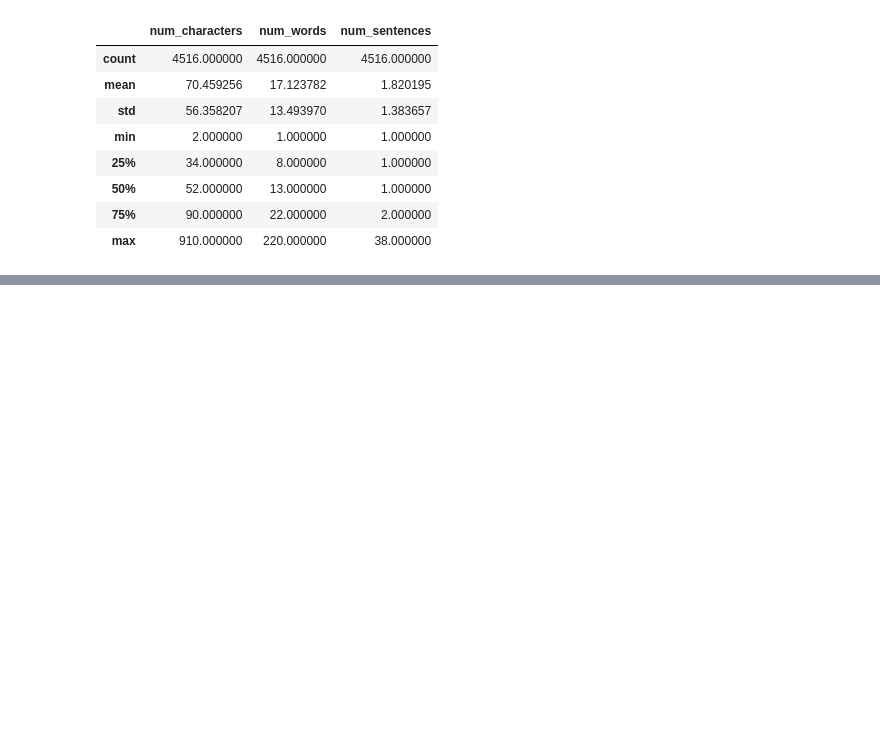
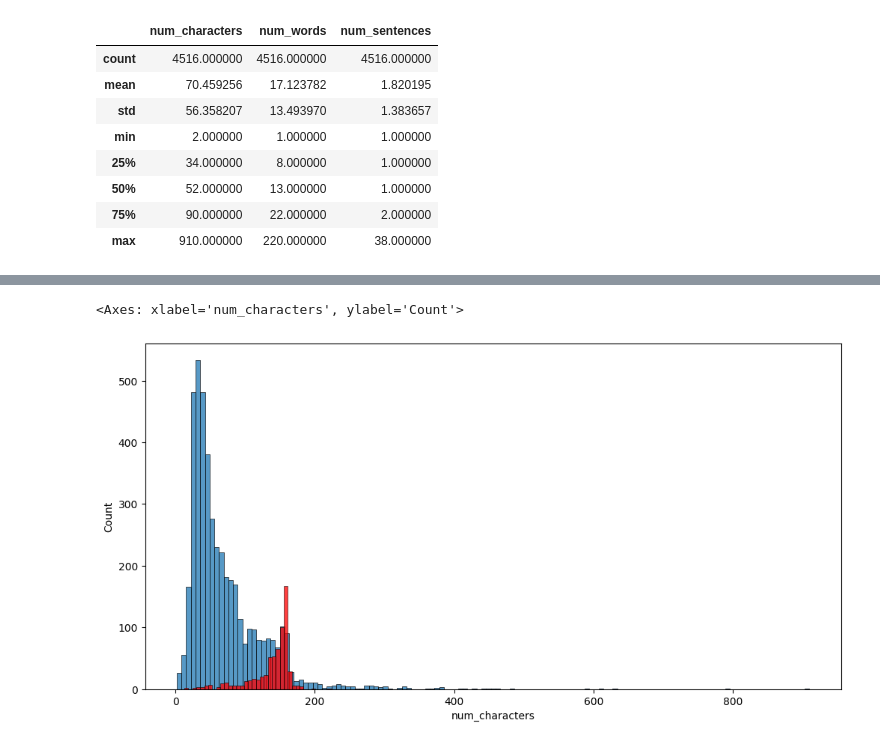
Before and after one commit to nikithastephen/Miniproject, a Jupyter notebook: SMSspamdetector.ipynb, the cells around one changed output, grey strips where cells are left out. Drawn from its saved outputs; the diff is of its cells as text; code cells hidden in the pictures; blank space fills up the shorter version.

```diff
--- a/SMSspamdetector.ipynb
+++ b/SMSspamdetector.ipynb
@@ -2,7 +2,7 @@
 import numpy as np
 import pandas as pd
 # %%
-df = pd.read_csv('spam.csv', encoding='latin1')
+df = pd.read_csv('spam.csv', encoding='ISO-8859-1')
 # %%
 df.sample(5)
 # %% [output]
@@ -193,0 +214,7 @@ df[df['target'] == 0][['num_characters','num_words','num_sentences']].describe()
+# %%
+plt.figure(figsize=(12,6))
+sns.histplot(df[df['target'] == 0]['num_characters'])
+sns.histplot(df[df['target'] == 1]['num_characters'],color='red')
+# %% [output]
+<Axes: xlabel='num_characters', ylabel='Count'>
+[figure, added]
```
Also changed, not shown: parts of 28 cells of this notebook.
